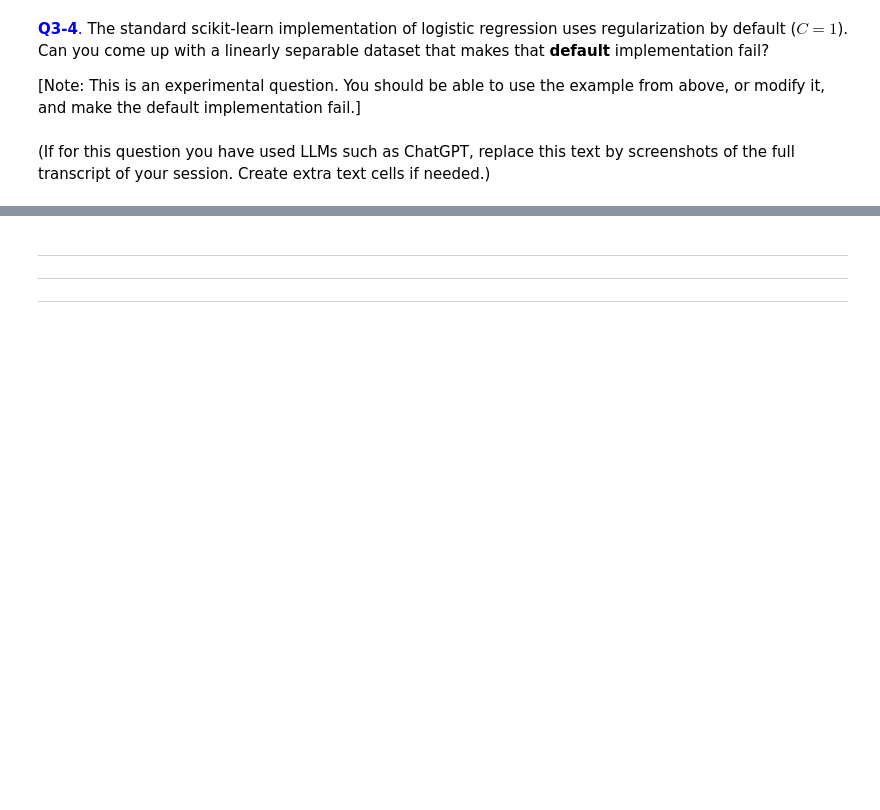
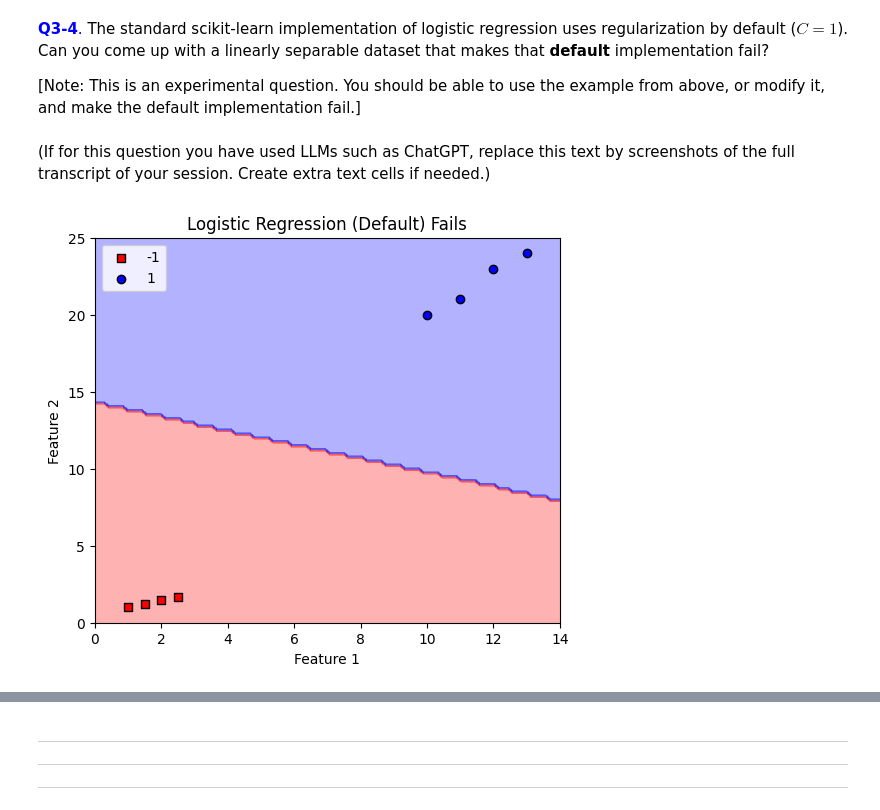
Before and after one commit to rpmjp/Machine-Learning-CS-675-NJIT-, a Jupyter notebook: assignment3.ipynb, the cells around one changed output, grey strips where cells are left out. Drawn from its saved outputs; the diff is of its cells as text; code cells hidden in the pictures; blank space fills up the shorter version.

```diff
--- a/assignment3.ipynb
+++ b/assignment3.ipynb
@@ -692,0 +766,47 @@ maxScore = maxScore + 12
+# %%
+# Your answer goes here.
+import numpy as np
+import matplotlib.pyplot as plt
+from sklearn.linear_model import LogisticRegression
+from matplotlib.colors import ListedColormap
+
+# Construct a linearly separable dataset with extreme feature scaling
+X_fail = np.array([[1, 1], [1.5, 1.2], [2, 1.5], [2.5, 1.7],  # Class -1 (close to boundary)
+                   [10, 20], [11, 21], [12, 23], [13, 24]])   # Class +1 (far away)
+y_fail = np.array([-1, -1, -1, -1, 1, 1, 1, 1])  # Labels
+
+# Train default logistic regression from scikit-learn
+clf = LogisticRegression(C=1.0, solver='lbfgs')
+clf.fit(X_fail, y_fail)
+
+# Function to plot decision regions
+def plot_decision_boundary(X, y, classifier):
+    markers = ('s', 'o')
+    colors = ('red', 'blue')
+    cmap = ListedColormap(colors[:len(np.unique(y))])
+
+    # Plot decision boundary
+    x_min, x_max = X[:, 0].min() - 1, X[:, 0].max() + 1
+    y_min, y_max = X[:, 1].min() - 1, X[:, 1].max() + 1
+    xx1, xx2 = np.meshgrid(np.linspace(x_min, x_max, 100),
+                           np.linspace(y_min, y_max, 100))
+
+    Z = classifier.predict(np.array([xx1.ravel(), xx2.ravel()]).T)
+    Z = Z.reshape(xx1.shape)
+    plt.contourf(xx1, xx2, Z, alpha=0.3, cmap=cmap)
+
+    # Plot dataset points
+    for idx, cl in enumerate(np.unique(y)):
+        plt.scatter(X[y == cl, 0], X[y == cl, 1],
+                    color=colors[idx], marker=markers[idx], label=cl, edgecolor='black')
+
+# Plot the data points and decision boundary
+plt.figure(figsize=(6, 5))
+plot_decision_boundary(X_fail, y_fail, clf)
+plt.xlabel("Feature 1")
+plt.ylabel("Feature 2")
+plt.title("Logistic Regression (Default) Fails")
+plt.legend()
+plt.show()
+# %% [output]
+[figure, added]
```
Also changed, not shown: parts of 11 cells of this notebook.
